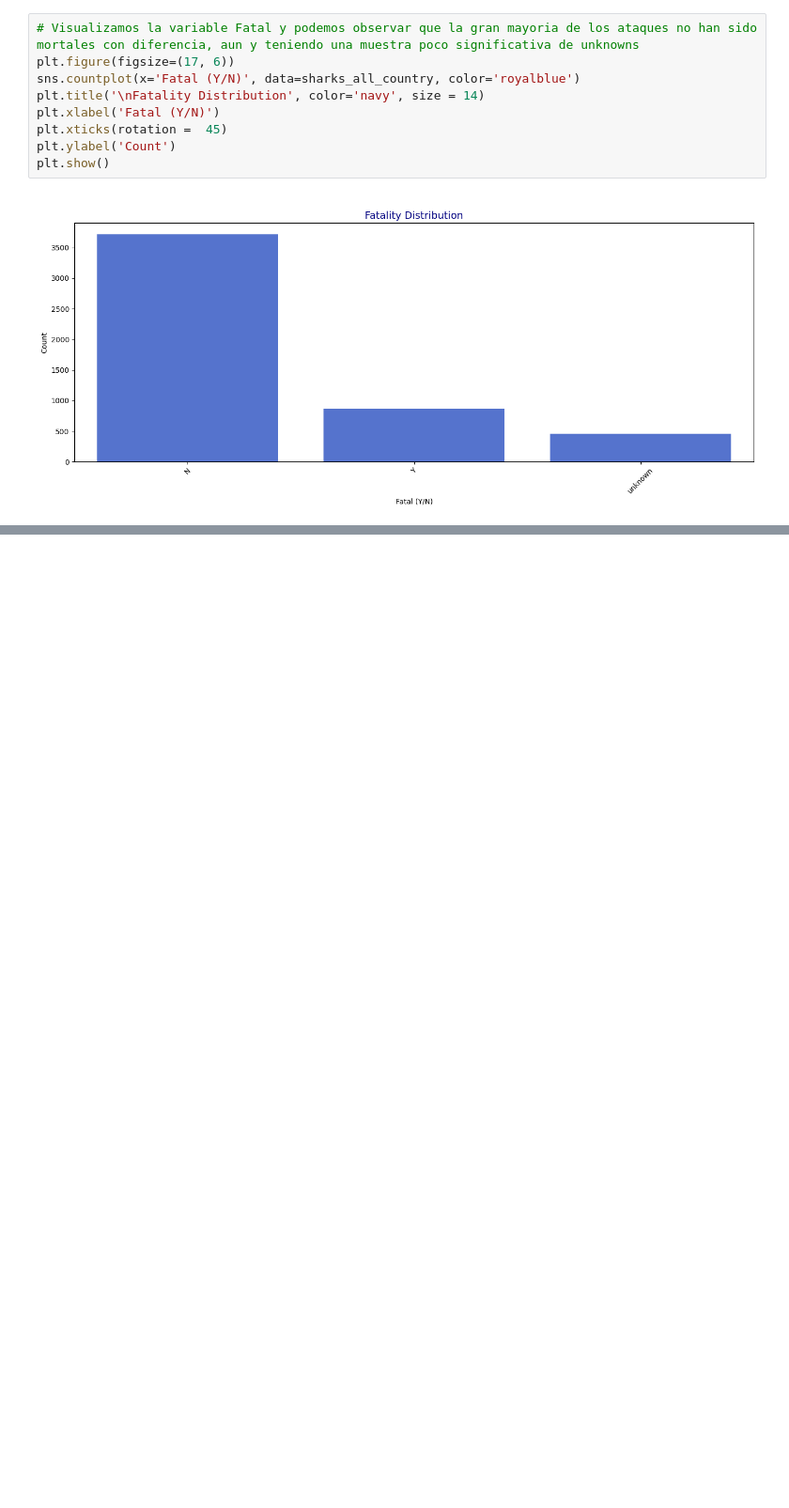
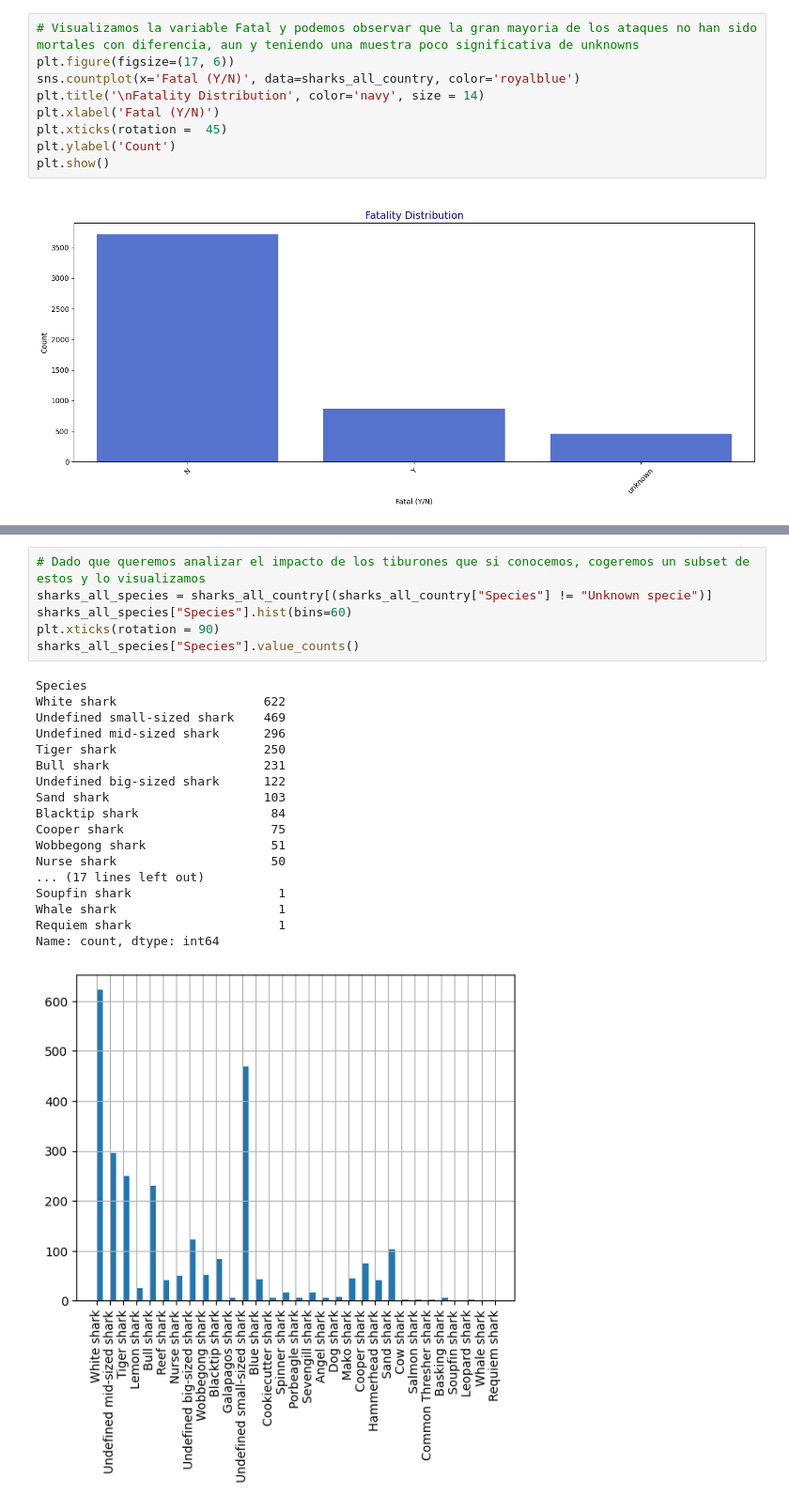
Before and after one commit to LucasFloresC/Shark_Attack, a Jupyter notebook: Proyecto 1.ipynb, the cells around one changed output, grey strips where cells are left out. Shown: that part at 94% size. Cells and saved outputs as stored; diff of their text form; blank space fills up the shorter version.

```diff
--- a/Proyecto 1.ipynb
+++ b/Proyecto 1.ipynb
@@ -764,0 +1050,25 @@ Name: count, dtype: int64
+# %%
+# Dado que queremos analizar el impacto de los tiburones que si conocemos, cogeremos un subset de estos y lo visualizamos
+sharks_all_species = sharks_all_country[(sharks_all_country["Species"] != "Unknown specie")]
+sharks_all_species["Species"].hist(bins=60)
+plt.xticks(rotation = 90)
+sharks_all_species["Species"].value_counts()
+# %% [output]
+Species
+White shark                    622
+Undefined small-sized shark    469
+Undefined mid-sized shark      296
+Tiger shark                    250
+Bull shark                     231
+Undefined big-sized shark      122
+Sand shark                     103
+Blacktip shark                  84
+Cooper shark                    75
+Wobbegong shark                 51
+Nurse shark                     50
+... (17 lines left out)
+Soupfin shark                    1
+Whale shark                      1
+Requiem shark                    1
+Name: count, dtype: int64
+[figure, added]
```
Also changed, not shown: parts of 33 cells of this notebook, 20 other files.
